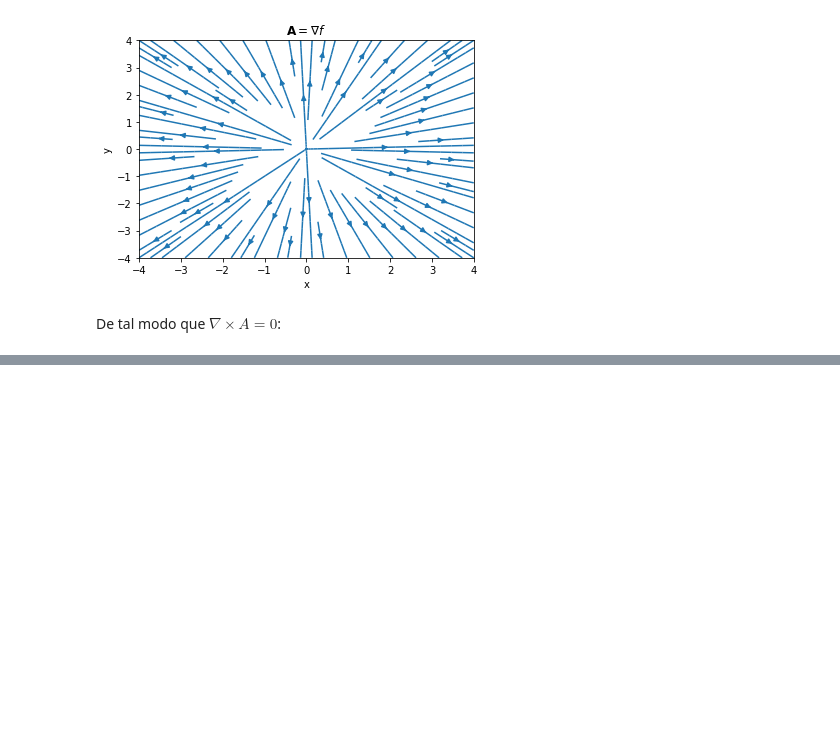
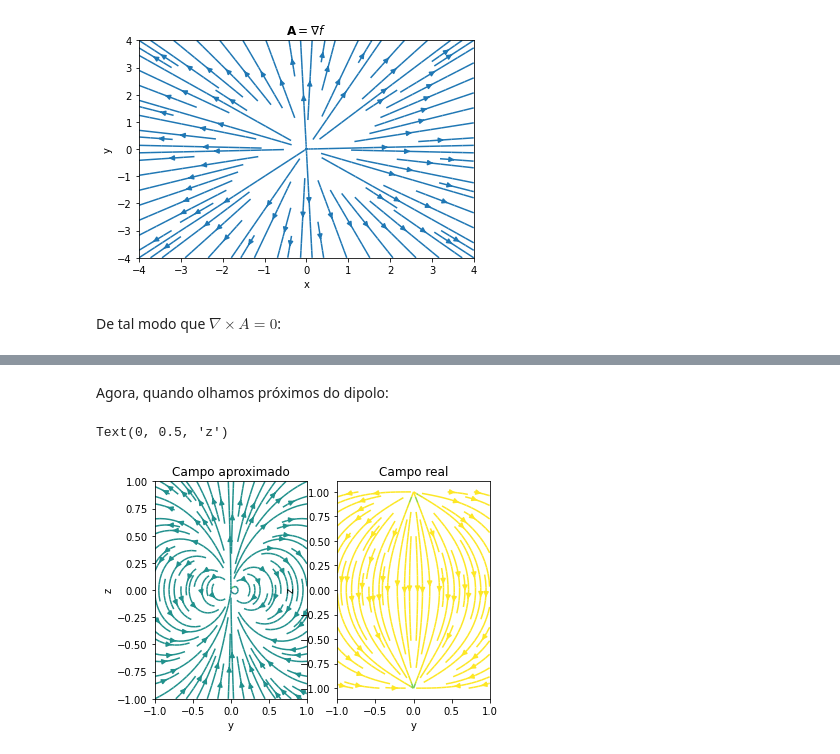
Before and after one commit to Morazotti/Listas-Fisica-III, a Jupyter notebook: leitura_complementar/rotacionais-e-gradientes.ipynb, the cells around one changed output, grey strips where cells are left out. Saved outputs shown, nothing was run; the diff lists cells and outputs as text; code cells hidden in the pictures; blank space fills up the shorter version.

```diff
--- a/leitura_complementar/rotacionais-e-gradientes.ipynb
+++ b/leitura_complementar/rotacionais-e-gradientes.ipynb
@@ -77,0 +114,17 @@ $\displaystyle S_{x}\mathbf{\hat{s}_x} -  S_{y}\mathbf{\hat{s}_y} + (- S_{x} + S
+# %% [markdown]
+Agora, quando olhamos próximos do dipolo:
+# %%
+plt.figure(1)
+plt.subplot(1,2,1)
+plt.streamplot(Y,Z,Ey_approx(0,Y,Z,1,1),Ez_approx(0,Y,Z,1,1),color=Ey_approx(0,Y,Z,1,1))
+plt.title("Campo aproximado")
+plt.xlabel("y")
+plt.ylabel("z")
+plt.subplot(1,2,2)
+plt.streamplot(Y,Z,Ey_real(0,Y,Z,1,1),Ez_real(0,Y,Z,1,1),color=Ez_real(0,Y,Z,1,1))
+plt.title("Campo real")
+plt.xlabel("y")
+plt.ylabel("z")
+# %% [output]
+Text(0, 0.5, 'z')
+[figure, added]
```
Also changed, not shown: parts of 8 cells of this notebook, 3 other files.
